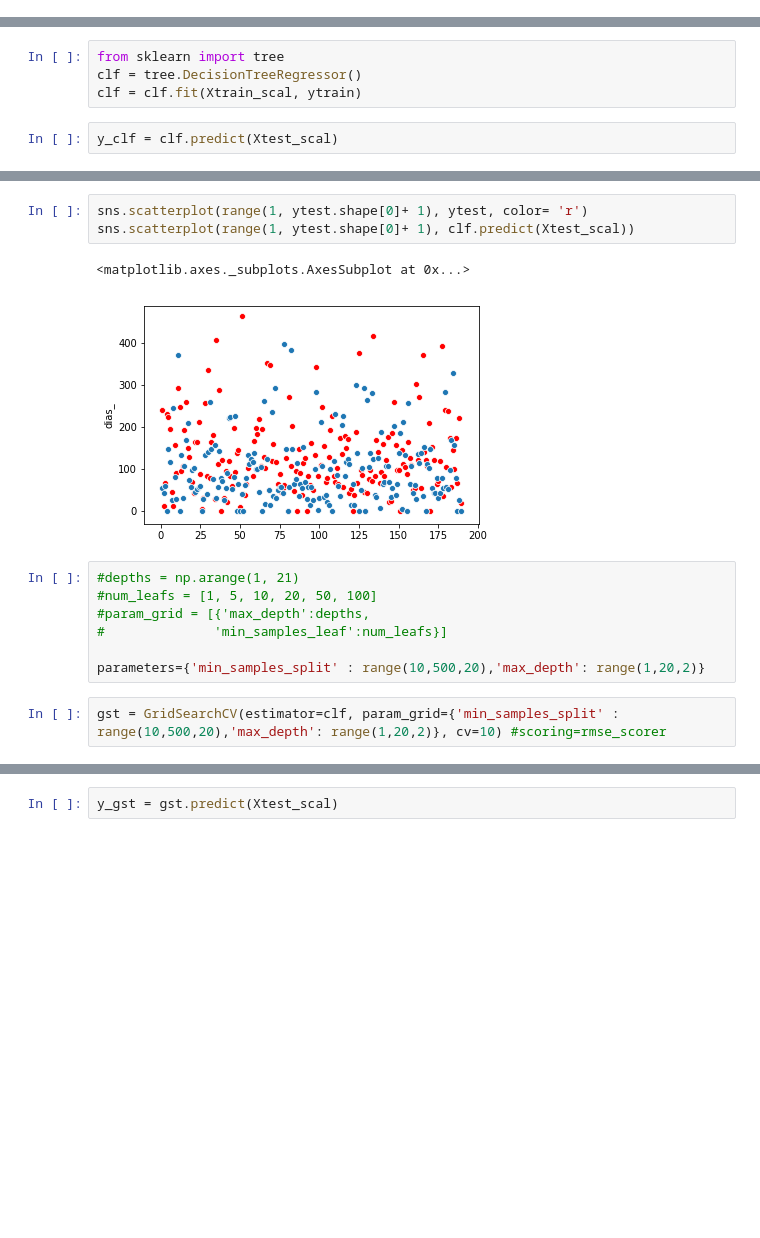
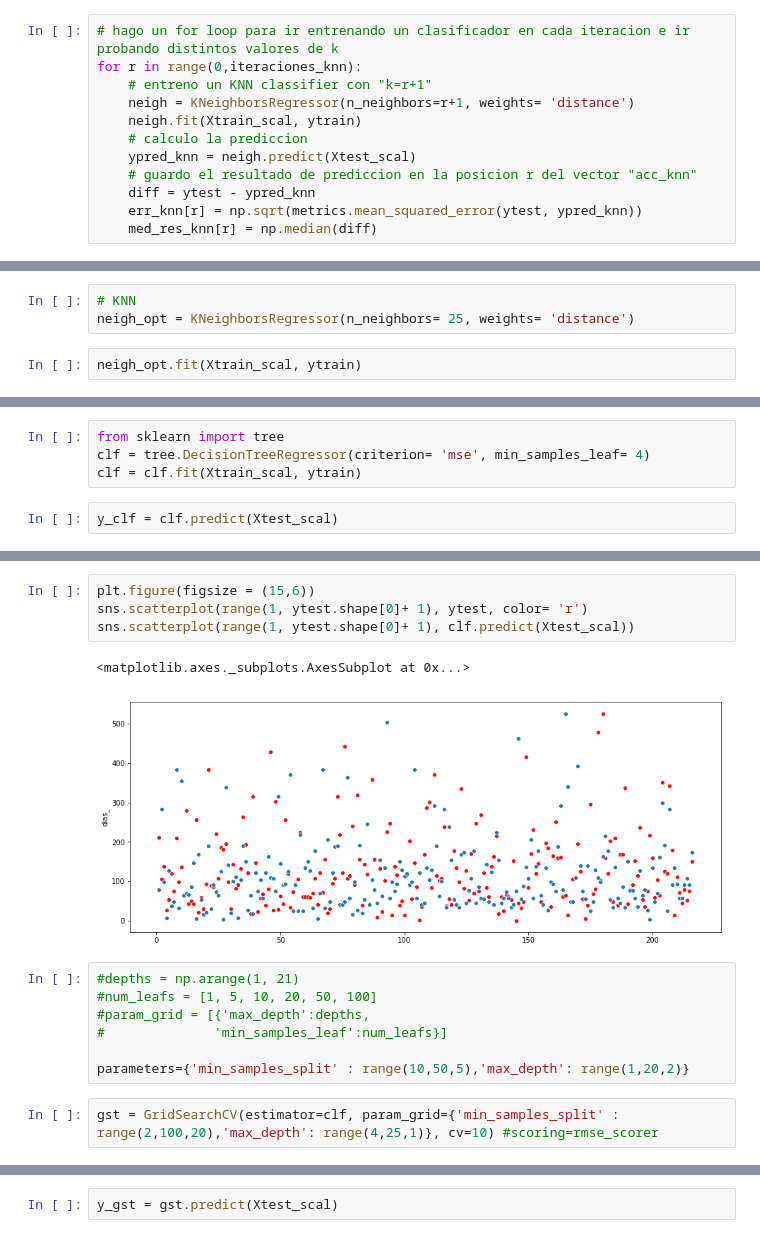
Before and after one commit to ilcarbo/robo_autos, a Jupyter notebook: tiempo_recu.ipynb, the cells around one changed output, grey strips where cells are left out. Saved outputs shown, nothing was run; the diff lists cells and outputs as text; blank space fills up the shorter version.

```diff
--- a/tiempo_recu.ipynb
+++ b/tiempo_recu.ipynb
@@ -384,0 +653,12 @@ plt.ylim(0, 500)
+# %%
+# hago un for loop para ir entrenando un clasificador en cada iteracion e ir probando distintos valores de k
+for r in range(0,iteraciones_knn):
+    # entreno un KNN classifier con "k=r+1"
+    neigh = KNeighborsRegressor(n_neighbors=r+1, weights= 'distance')
+    neigh.fit(Xtrain_scal, ytrain)
+    # calculo la prediccion
+    ypred_knn = neigh.predict(Xtest_scal)
+    # guardo el resultado de prediccion en la posicion r del vector "acc_knn"
+    diff = ytest - ypred_knn
+    err_knn[r] = np.sqrt(metrics.mean_squared_error(ytest, ypred_knn))
+    med_res_knn[r] = np.median(diff)
@@ -384,0 +674,5 @@ plt.ylim(0, 500)
+# %%
+# KNN
+neigh_opt = KNeighborsRegressor(n_neighbors= 25, weights= 'distance')
+# %%
+neigh_opt.fit(Xtrain_scal, ytrain)
@@ -446,6 +780,6 @@ sns.scatterplot(range(1, ytest.shape[0]+ 1), regresor_svr.predict(Xtest_scal))
 # %%
 from sklearn import tree
-clf = tree.DecisionTreeRegressor()
+clf = tree.DecisionTreeRegressor(criterion= 'mse', min_samples_leaf= 4)
 clf = clf.fit(Xtrain_scal, ytrain)
 # %%
 y_clf = clf.predict(Xtest_scal)
@@ -461,18 +846,19 @@ sns.scatterplot(ytest, y_clf)
 # %%
+plt.figure(figsize = (15,6))
 sns.scatterplot(range(1, ytest.shape[0]+ 1), ytest, color= 'r')
 sns.scatterplot(range(1, ytest.shape[0]+ 1), clf.predict(Xtest_scal))
 # %% [output]
 <matplotlib.axes._subplots.AxesSubplot at 0x...>
-[figure, old version]
+[figure, new version]
 # %%
 #depths = np.arange(1, 21)
 #num_leafs = [1, 5, 10, 20, 50, 100]
 #param_grid = [{'max_depth':depths,
 #              'min_samples_leaf':num_leafs}]
 
-parameters={'min_samples_split' : range(10,500,20),'max_depth': range(1,20,2)}
+parameters={'min_samples_split' : range(10,50,5),'max_depth': range(1,20,2)}
 # %%
-gst = GridSearchCV(estimator=clf, param_grid={'min_samples_split' : range(10,500,20),'max_depth': range(1,20,2)}, cv=10) #scoring=rmse_scorer
+gst = GridSearchCV(estimator=clf, param_grid={'min_samples_split' : range(2,100,20),'max_depth': range(4,25,1)}, cv=10) #scoring=rmse_scorer
 # %%
 gst.fit(Xtrain_scal, ytrain)
 # %% [output]
```
Also changed, not shown: parts of 152 cells of this notebook, 4 other files.
